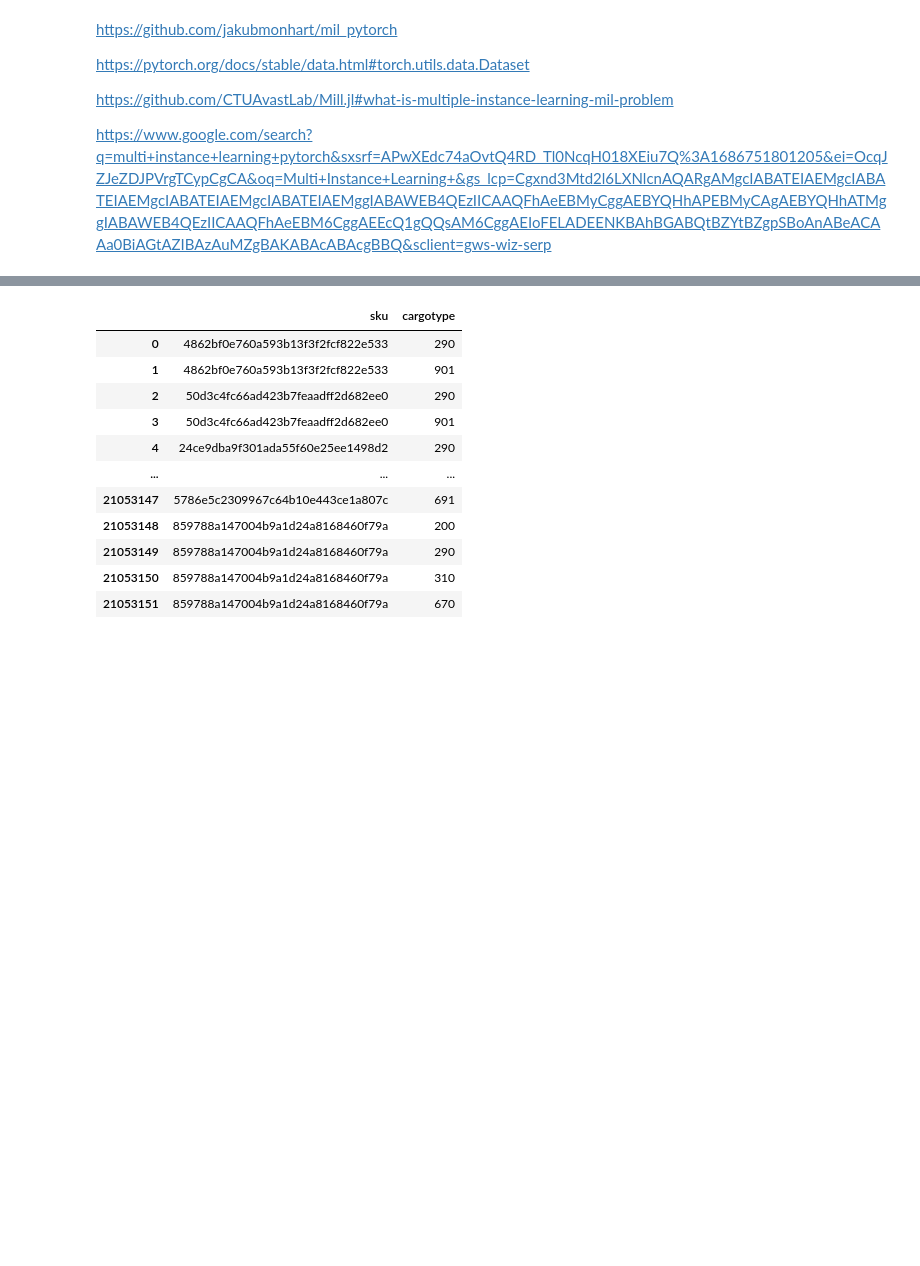
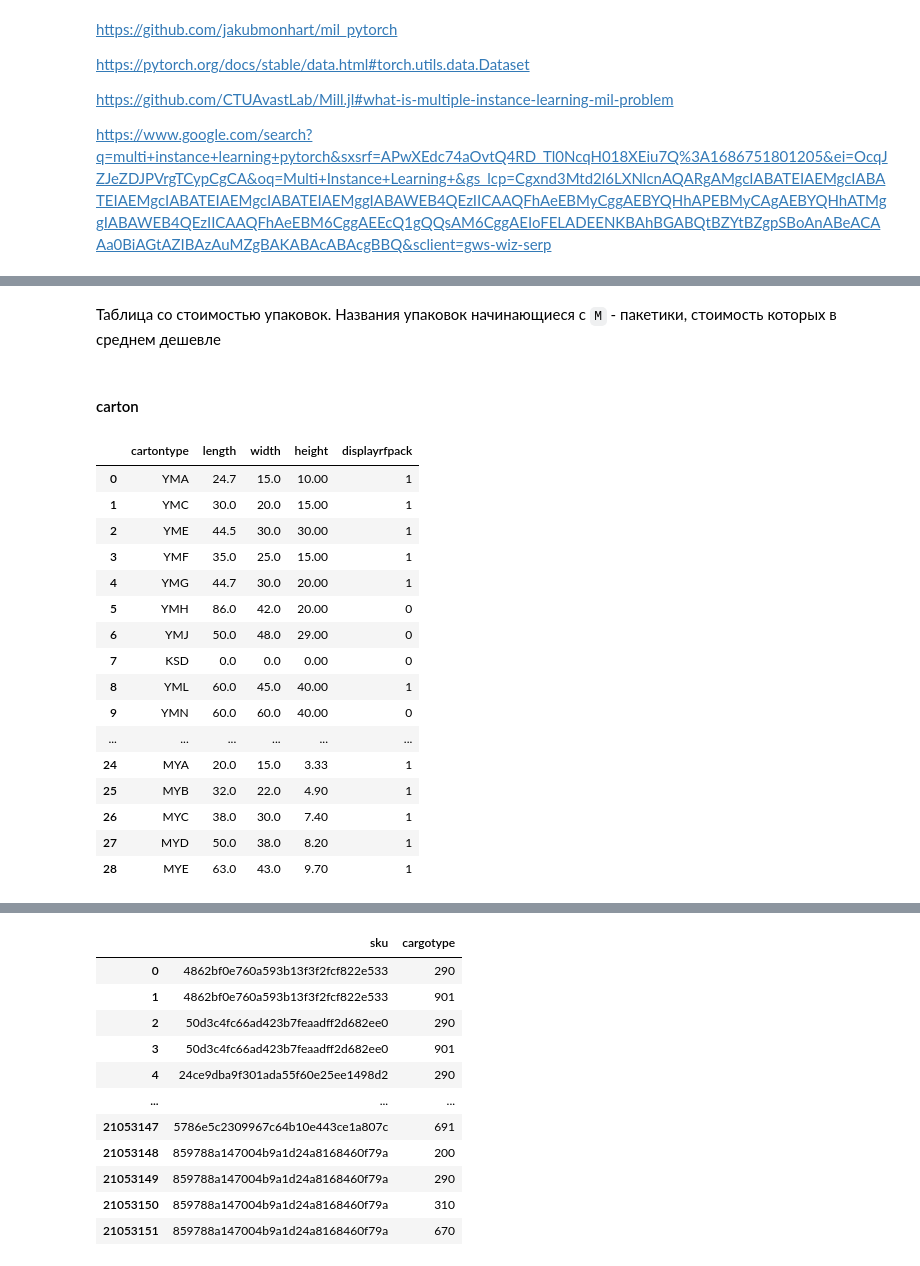
Before and after one commit to johnmcv761/Ya_hackaton_package_choose, a Jupyter notebook: catboost.ipynb, the cells around one changed output, grey strips where cells are left out. Drawn from its saved outputs; the diff is of its cells as text; code cells hidden in the pictures; blank space fills up the shorter version.

```diff
--- a/catboost.ipynb
+++ b/catboost.ipynb
@@ -139,0 +183,25 @@ sku = pd.read_csv('data/sku.csv', index_col='Unnamed: 0')
+# %% [markdown]
+Таблица со стоимостью упаковок. Названия упаковок начинающиеся с `М` - пакетики, стоимость которых в среднем дешевле
+# %% [markdown]
+#### carton
+# %%
+carton.columns = carton.columns.str.lower()
+carton
+# %% [output]
+|  | cartontype | length | width | height | displayrfpack |
+| 0 | YMA | 24.7 | 15.0 | 10.00 | 1 |
+| 1 | YMC | 30.0 | 20.0 | 15.00 | 1 |
+| 2 | YME | 44.5 | 30.0 | 30.00 | 1 |
+| 3 | YMF | 35.0 | 25.0 | 15.00 | 1 |
+| 4 | YMG | 44.7 | 30.0 | 20.00 | 1 |
+| 5 | YMH | 86.0 | 42.0 | 20.00 | 0 |
+| 6 | YMJ | 50.0 | 48.0 | 29.00 | 0 |
+| 7 | KSD | 0.0 | 0.0 | 0.00 | 0 |
+| 8 | YML | 60.0 | 45.0 | 40.00 | 1 |
+| 9 | YMN | 60.0 | 60.0 | 40.00 | 0 |
+| ... | ... | ... | ... | ... | ... |
+| 24 | MYA | 20.0 | 15.0 | 3.33 | 1 |
+| 25 | MYB | 32.0 | 22.0 | 4.90 | 1 |
+| 26 | MYC | 38.0 | 30.0 | 7.40 | 1 |
+| 27 | MYD | 50.0 | 38.0 | 8.20 | 1 |
+| 28 | MYE | 63.0 | 43.0 | 9.70 | 1 |
```
Also changed, not shown: parts of 28 cells of this notebook.
